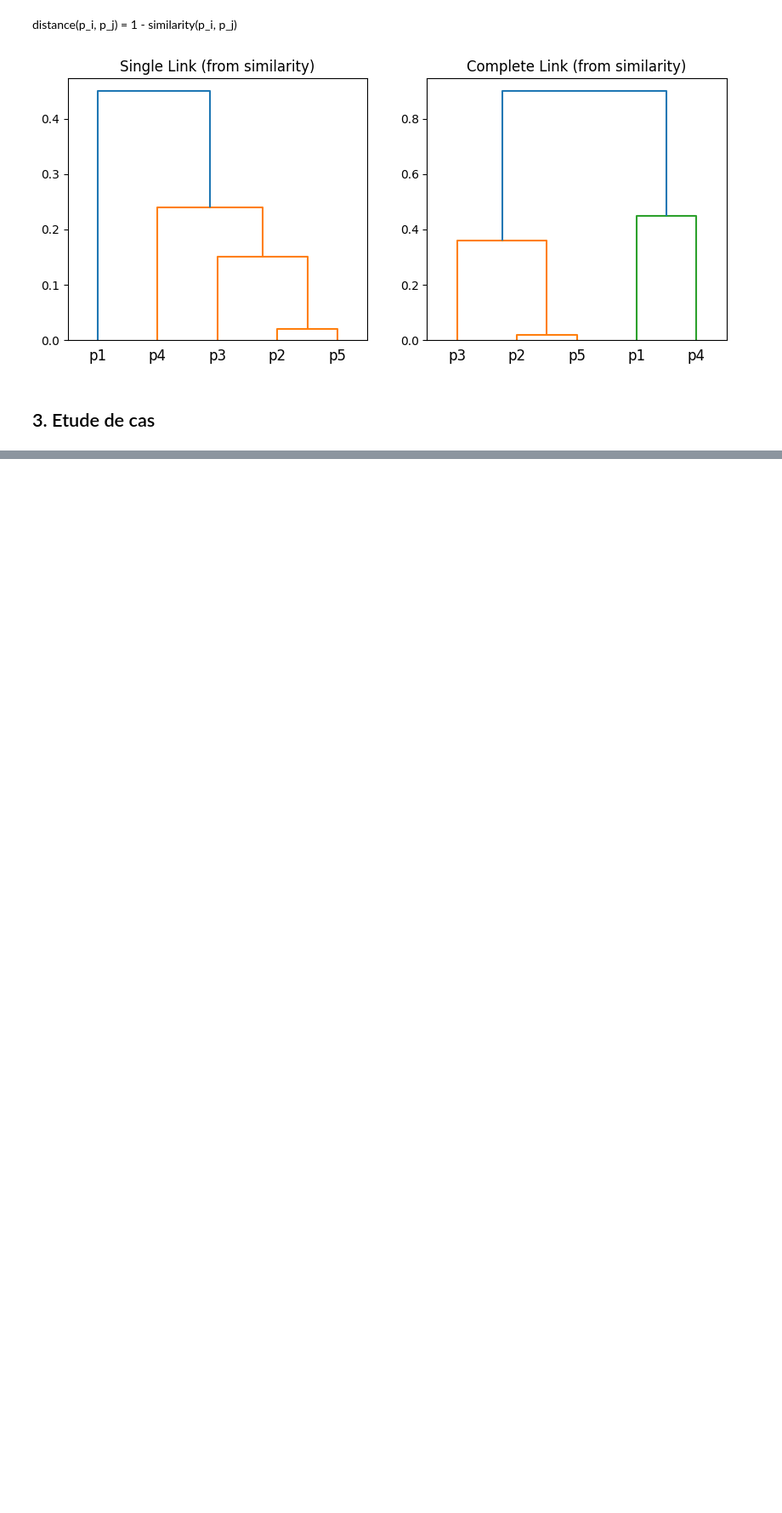
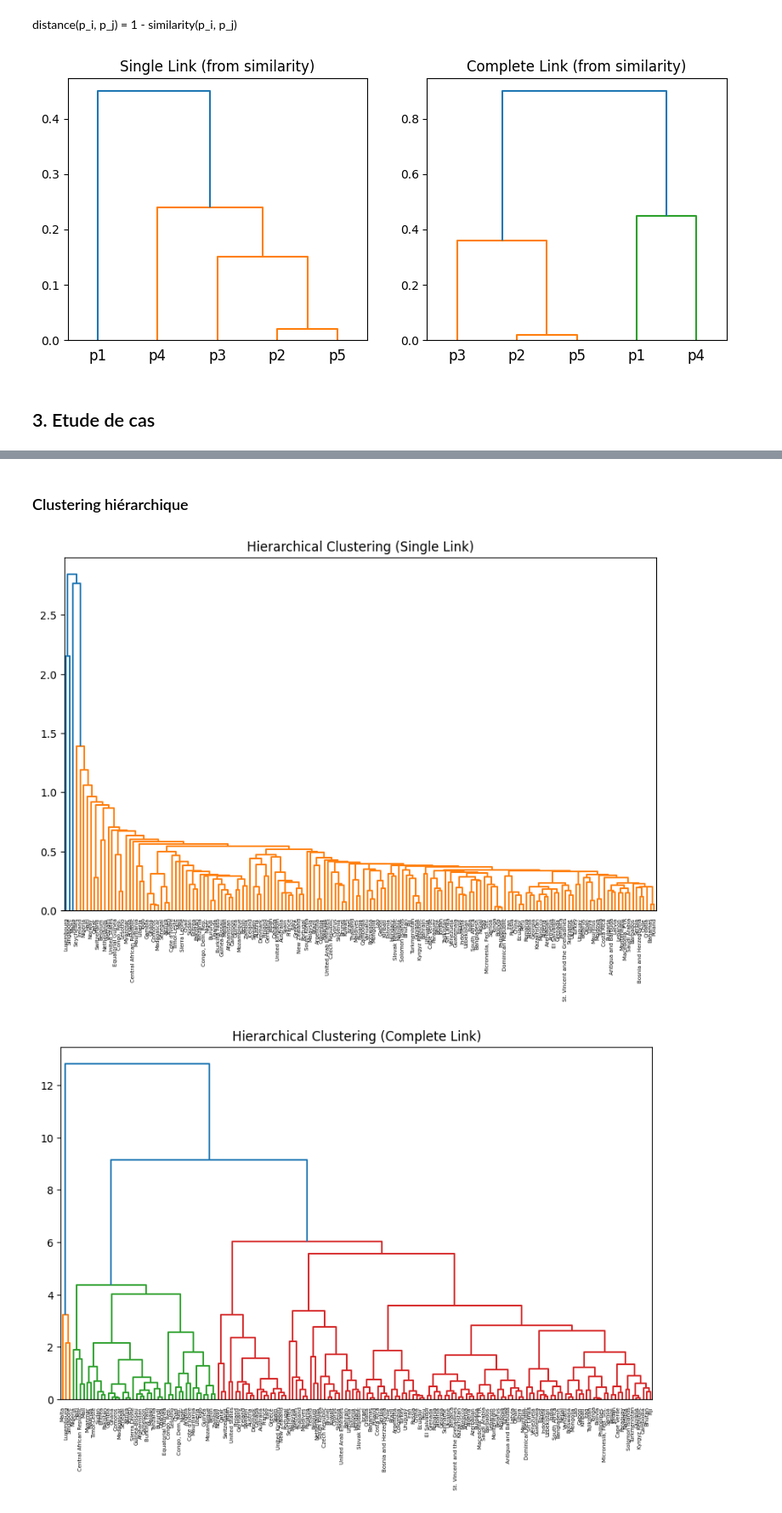
Before and after one commit to milleracero/Data-mining-INSA---TD-Clustering, a Jupyter notebook: Clustering-TD.ipynb, the cells around one changed output, grey strips where cells are left out. Shown at 85% size. Saved outputs shown, nothing was run; the diff lists cells and outputs as text; code cells hidden in the pictures; blank space fills up the shorter version.

```diff
--- a/Clustering-TD.ipynb
+++ b/Clustering-TD.ipynb
@@ -650,0 +659,17 @@ plt.show()
+# %%
+import csv
+
+countries = []
+data_country = []
+
+with open("Country-data.csv", encoding="utf-8") as f:
+    reader = csv.reader(f)
+    next(reader)
+    for row in reader:
+        countries.append(row[0])
+
+        data_country.append([float(x) for x in row[1:]])
+
+print(len(countries), "pays")
+print(len(data_country[0]), "variables par pays")
+print(data_country[:2])
@@ -650,0 +723,16 @@ plt.show()
+# %% [markdown]
+### Clustering hiérarchique
+# %%
+from scipy.cluster.hierarchy import dendrogram, linkage
+
+methods = ["single", "complete"]
+
+for method in methods:
+    linked = linkage(data_reduced, method=method)
+    plt.figure(figsize=(10, 6))
+    dendrogram(linked, labels=countries, leaf_rotation=90, leaf_font_size=5)
+    plt.title(f"Hierarchical Clustering ({method.capitalize()} Link)")
+    plt.show()
+# %% [output]
+[figure, added]
+[figure, added]
```
Also changed, not shown: parts of 11 cells of this notebook, 1 other file.
